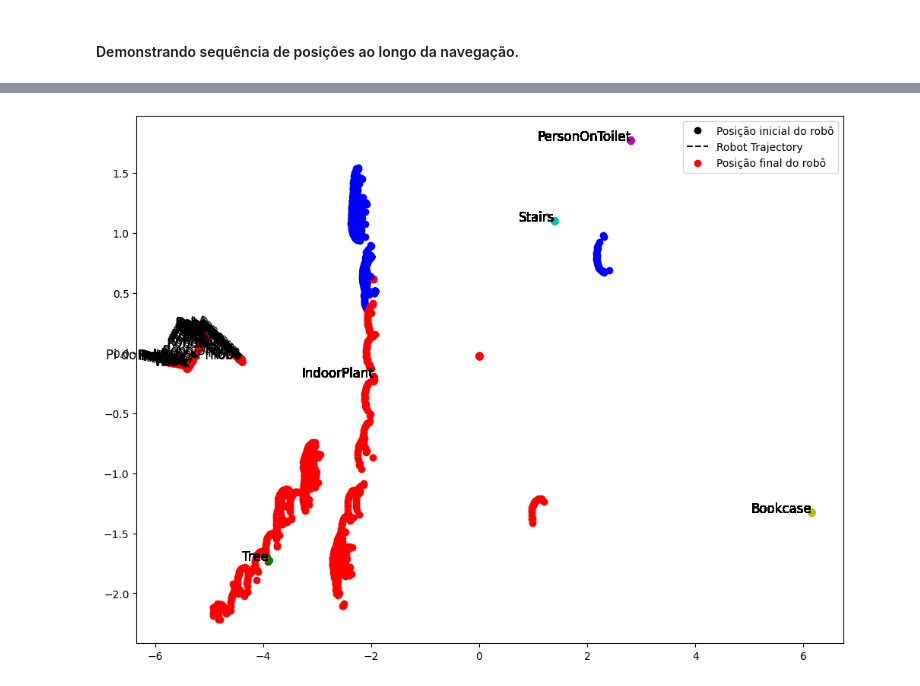
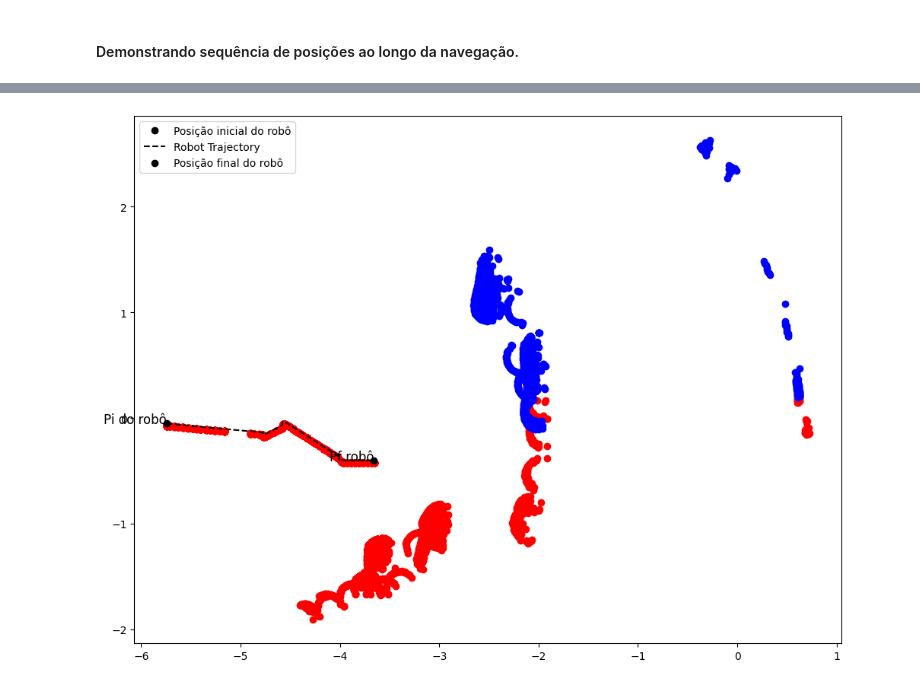
Before and after one commit to FelippeVelosoMarinho/RoboticaMovel_UFMG, a Jupyter notebook: TP1/TP1_Ferramentas&Transformações.ipynb, the cells around one changed output, grey strips where cells are left out. Drawn from its saved outputs; the diff is of its cells as text; code cells hidden in the pictures.

```diff
--- a/TP1/TP1_Ferramentas&Transformações.ipynb
+++ b/TP1/TP1_Ferramentas&Transformações.ipynb
@@ -408,24 +407,31 @@ Program ended
 #### Demonstrando sequência de posições ao longo da navegação.
 # %%
 def draw_laser_data_global_positions(laser_data, robot_position, robot_orientation, ax, max_sensor_range=5):
+    """
+    Draw laser data points in the global coordinate system.
+
+    Args:
+        laser_data (list): List of tuples containing the laser data points in polar coordinates (angle, distance).
+        robot_position (tuple): Tuple containing the robot's position in the global coordinate system (x, y, theta).
+        robot_orientation (float): Robot's orientation in radians.
+        ax (matplotlib.axes.Axes): The axes object to plot the laser data points.
+        max_sensor_range (float, optional): Maximum sensor range. Defaults to 5.
+
+    Returns:
+        None
+    """
+
     for i in range(len(laser_data)):
         ang, dist = laser_data[i]
 
         if (max_sensor_range - dist) > 0.1:
-            # Transformando as coordenadas do laser para o referencial global
+            # Transforming laser coordinates to the global reference frame
             x_laser = dist * np.cos(ang)
             y_laser = dist * np.sin(ang)
             x_global = robot_position[0] + x_laser * math.cos(robot_position[2]) - y_laser * math.sin(robot_position[2])
             y_global = robot_position[1] + x_laser * math.sin(robot_position[2]) + y_laser * math.cos(robot_position[2])
             c = 'r' if ang < 0 else 'b'
             ax.plot(x_global, y_global, 'o', color=c)
-
-    # Plotar o robô como um ponto preto
-    ax.plot(robot_position[0], robot_position[1], 'ko')
-
-    # Adicionar uma legenda para o robô
-    ax.text(robot_position[0], robot_position[1], 'Robô', fontsize=12, ha='right')
-    print("Plot realizado")
 
 # Conectando-se ao CoppeliaSim
 # Run a simulation in asynchronous mode:
@@ -434,12 +440,7 @@ clientID = sim.startSimulation()
 # Armazenar as posições do robô e de todos os pontos ao longo da navegação
 robot_trajectory = []
 
-# Retirar a chave "Robot" do dicionário de points | Isso porque o robô mensionado era o sem laser
-if 'Robot' in positions:
-    positions.pop('Robot')
-
 points_trajectories = {point: [] for point in positions}  # Dicionário para armazenar as trajetórias de todos os pontos
-
 
 if clientID != -1:
     print("Connected to remote API server")
@@ -500,27 +501,6 @@ if clientID != -1:
         # Plotar os dados do sensor a cada iteração
         draw_laser_data_global_positions(laser_data, current_robot_position, laser_orientation, plt.gca())
 
-
-        # Armazenando os dados do sensor
-        if laser_range_data is not None and laser_angle_data is not None:
-            # draw_laser_data_global(laser_data, laser_robot_position, laser_robot_orientation)
-            # armazena as posições dos pontos durante a navegação
-            for point in positions:
-                # plotar as posições inicial dos pontos
-                plt.plot(positions[point][0], positions[point][1], 'o', color=point_colors[point])
-                plt.text(positions[point][0], positions[point][1], f'{point}', fontsize=12, ha='right')
-                print("Posições iniciais: ", positions[point][0], positions[point][1])
-
-                # Plotar o caminho executado pelos pontos
-                points_trajectories[point].append(positions[point])
-                plt.plot(positions[point][0], positions[point][1], 'o', color=point_colors[point])
-
-                # Plotar as posições finais dos pontos
-                plt.plot(positions[point][0], positions[point][1], 'o', color=point_colors[point])
-                plt.text(positions[point][0], positions[point][1], f'{point}', fontsize=12, ha='right')
-                print("Posições finais: ", positions[point][0], positions[point][1])
-
-
     # Plotar um ponto como a posição inicial do robô
     plt.plot(initial_robot_position[0], initial_robot_position[1], 'o', color='black', label='Posição inicial do robô')
     plt.text(initial_robot_position[0], initial_robot_position[1], 'Pi do robô', fontsize=12, ha='right')
@@ -530,27 +510,10 @@ if clientID != -1:
     plt.plot(robot_trajectory[:, 0], robot_trajectory[:, 1], linestyle='--', color='black', label='Robot Trajectory')
 
     # Plotar o último ponto do robô
-    plt.plot(current_robot_position[0], current_robot_position[1], 'o', color='red', label='Posição final do robô')
+    plt.plot(current_robot_position[0], current_robot_position[1], 'o', color='black', label='Posição final do robô')
     plt.text(current_robot_position[0], current_robot_position[1], 'Pf robô', fontsize=12, ha='right')
 
-    # Plotar os dados do sensor
-    for i in range(len(laser_data)):
-        ang, dist = laser_data[i]
-        if (5 - dist) > 0.1:
-            x = dist * np.cos(ang)
-            y = dist * np.sin(ang)
-            c = 'r' if ang < 0 else 'b'
-            plt.plot(x, y, 'o', color=c)
-
-    # draw_laser_data_global_positions(laser_data, current_robot_position, laser_orientation)
-
     plt.legend()
-
-    # Armazenar os limites dos eixos com base na trajetória do robô
-    x_min = np.min(robot_trajectory[:, 0])
-    x_max = np.max(robot_trajectory[:, 0])
-    y_min = np.min(robot_trajectory[:, 1])
-    y_max = np.max(robot_trajectory[:, 1])
 
 else:
     print("Failed to connect to remote API server")
@@ -578,2 +527,2 @@ Posições finais:  6.150000022053695 -1.3250000154972923
 Program ended
-[figure, old version]
+[figure, new version]
```
Also changed, not shown: parts of 2 cells of this notebook.
